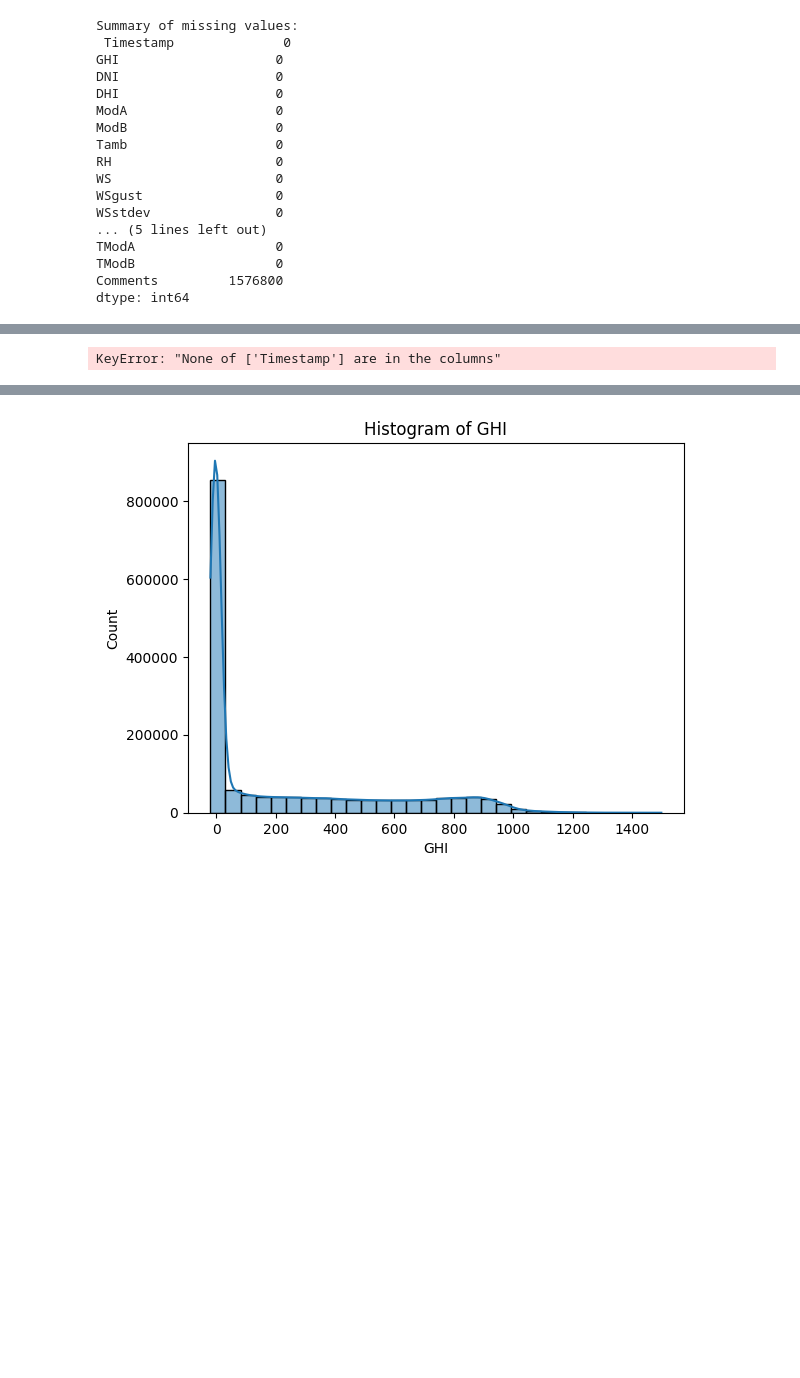
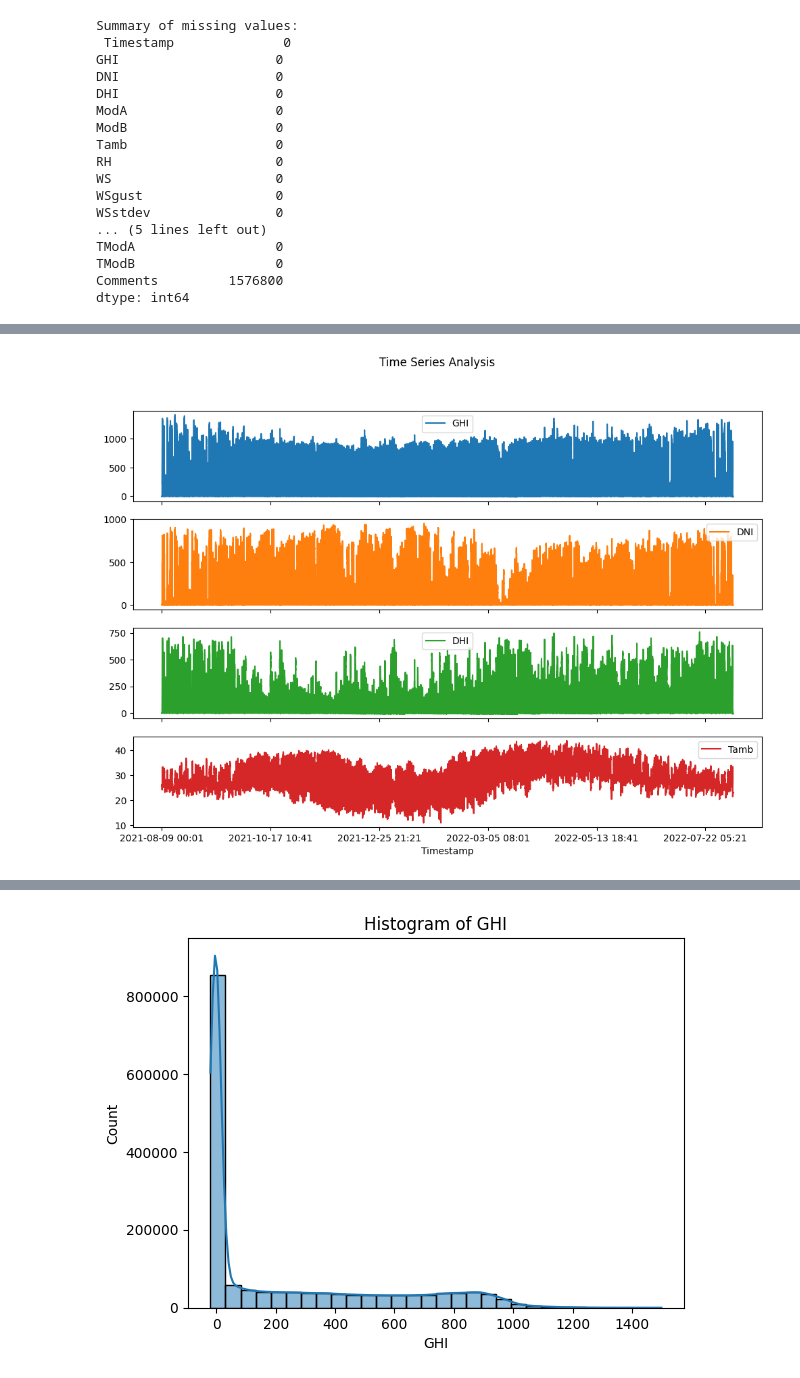
Before and after one commit to SosiSis/MoonLight-Energy-Solutions, a Jupyter notebook: src/notebooks/EDA.ipynb, the cells around one changed output, grey strips where cells are left out. Saved outputs shown, nothing was run; the diff lists cells and outputs as text; code cells hidden in the pictures; blank space fills up the shorter version.

```diff
--- a/src/notebooks/EDA.ipynb
+++ b/src/notebooks/EDA.ipynb
@@ -78,9 +63,11 @@ Number of outliers detected: 29060
 # %%
+df.columns
+
 df.set_index('Timestamp', inplace=True)
 df[['GHI', 'DNI', 'DHI', 'Tamb']].plot(subplots=True, figsize=(12, 8), title="Time Series Analysis")
 plt.show()
 # %% [output]
-KeyError: "None of ['Timestamp'] are in the columns"
+[figure, added]
 # %%
 correlation_matrix = df[['GHI', 'DNI', 'DHI', 'Tamb', 'TModA', 'TModB', 'WS', 'WSgust']].corr()
 plt.figure(figsize=(10, 8))
```
Also changed, not shown: parts of 11 cells of this notebook, 3 other files.
